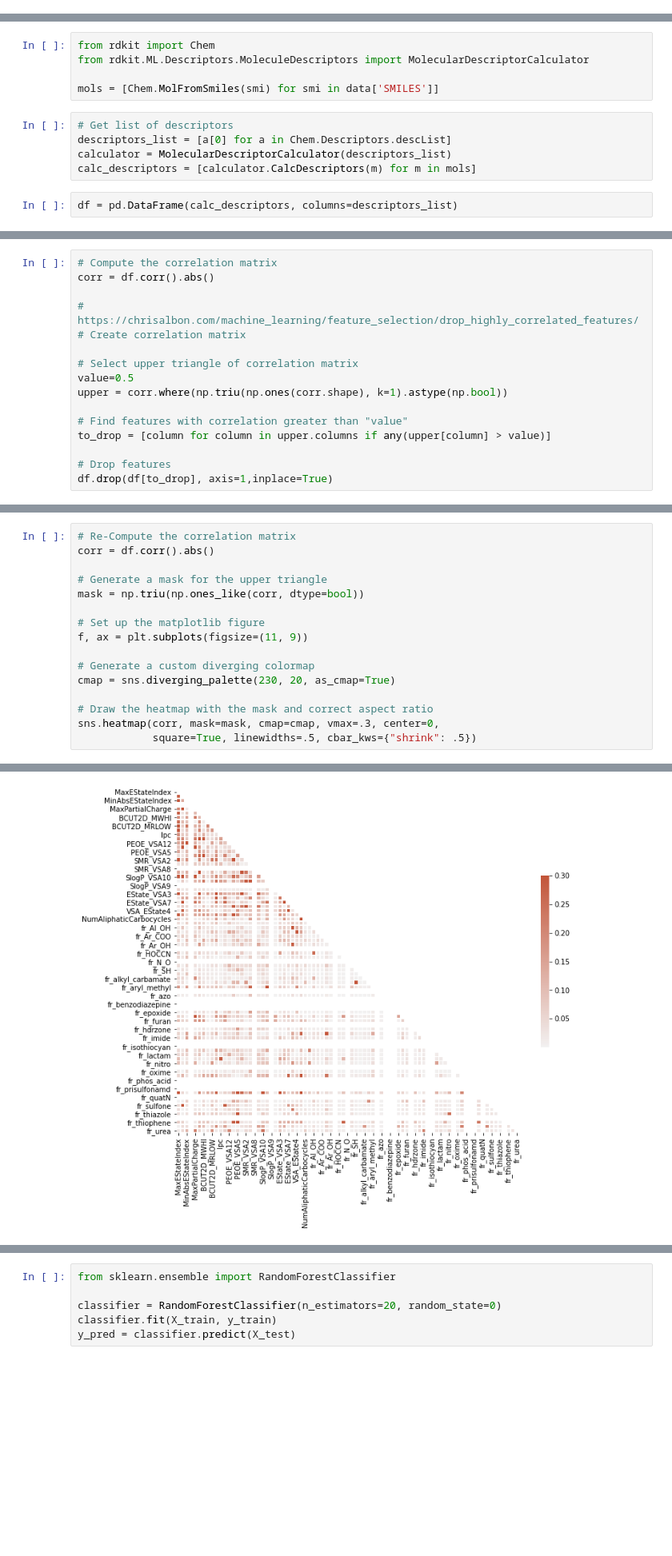
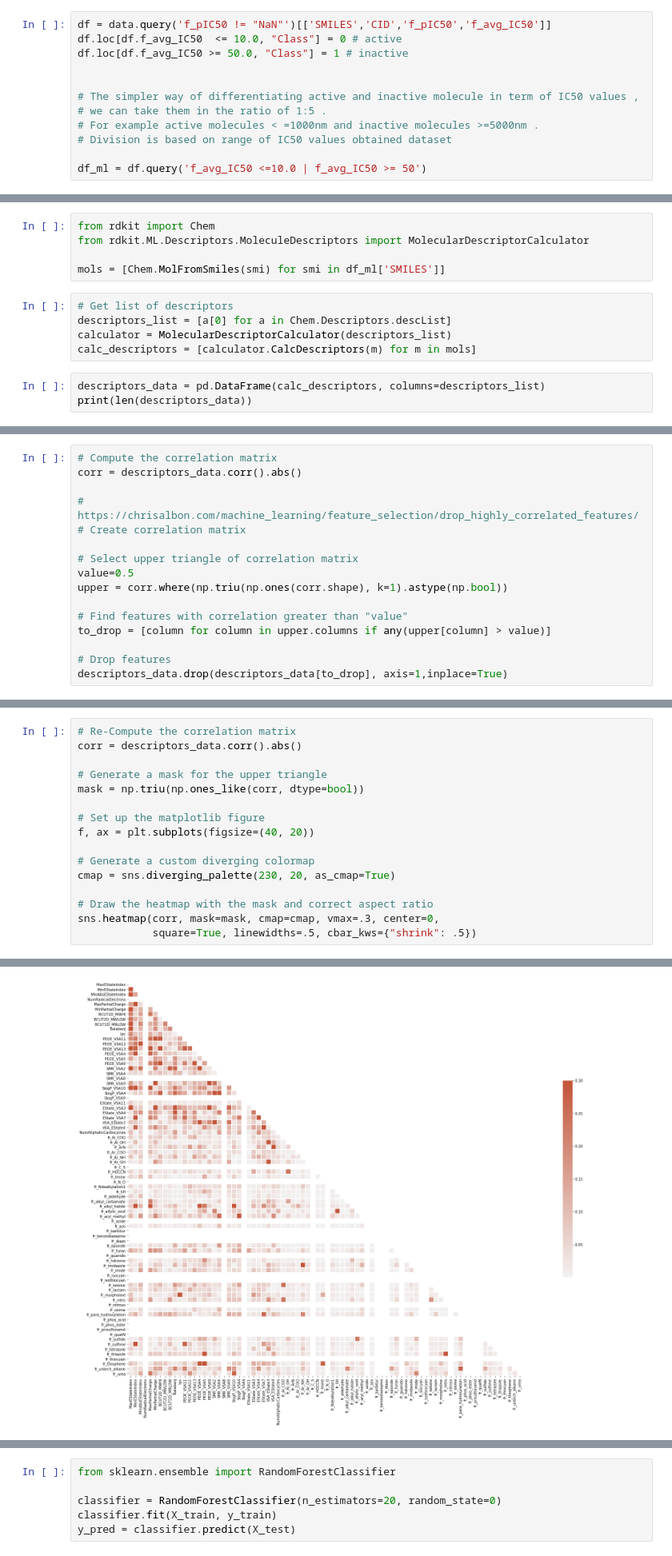
Before and after one commit to diegoenry/MLPlayground, a Jupyter notebook: RF/RF_PosteraAI.ipynb, the cells around one changed output, grey strips where cells are left out. Shown at 80% size. Cells and saved outputs as stored; diff of their text form; blank space fills up the shorter version.

```diff
--- a/RF/RF_PosteraAI.ipynb
+++ b/RF/RF_PosteraAI.ipynb
@@ -17,0 +172,12 @@ inactives['LABEL']=0
+# %%
+df = data.query('f_pIC50 != "NaN"')[['SMILES','CID','f_pIC50','f_avg_IC50']]
+df.loc[df.f_avg_IC50  <= 10.0, "Class"] = 0 # active
+df.loc[df.f_avg_IC50 >= 50.0, "Class"] = 1 # inactive
+
+
+# The simpler way of differentiating active and inactive molecule in term of IC50 values ,
+# we can take them in the ratio of 1:5 .
+# For example active molecules < =1000nm and inactive molecules >=5000nm .
+# Division is based on range of IC50 values obtained dataset
+
+df_ml = df.query('f_avg_IC50 <=10.0 | f_avg_IC50 >= 50')
@@ -22,11 +193,12 @@ data[['SMILES','CID']].to_csv('smiles.smi')
 from rdkit import Chem
 from rdkit.ML.Descriptors.MoleculeDescriptors import MolecularDescriptorCalculator
 
-mols = [Chem.MolFromSmiles(smi) for smi in data['SMILES']]
+mols = [Chem.MolFromSmiles(smi) for smi in df_ml['SMILES']]
 # %%
 # Get list of descriptors
 descriptors_list = [a[0] for a in Chem.Descriptors.descList]
 calculator = MolecularDescriptorCalculator(descriptors_list)
 calc_descriptors = [calculator.CalcDescriptors(m) for m in mols]
 # %%
-df = pd.DataFrame(calc_descriptors, columns=descriptors_list)
+descriptors_data = pd.DataFrame(calc_descriptors, columns=descriptors_list)
+print(len(descriptors_data))
@@ -43,6 +220,6 @@ df.head()
 # %%
 # Compute the correlation matrix
-corr = df.corr().abs()
+corr = descriptors_data.corr().abs()
 
 # https://chrisalbon.com/machine_learning/feature_selection/drop_highly_correlated_features/
 # Create correlation matrix
@@ -55,4 +232,4 @@ upper = corr.where(np.triu(np.ones(corr.shape), k=1).astype(np.bool))
 to_drop = [column for column in upper.columns if any(upper[column] > value)]
 
 # Drop features
-df.drop(df[to_drop], axis=1,inplace=True)
+descriptors_data.drop(descriptors_data[to_drop], axis=1,inplace=True)
@@ -69,19 +236,19 @@ df.head()
 # %%
 # Re-Compute the correlation matrix
-corr = df.corr().abs()
+corr = descriptors_data.corr().abs()
 
 # Generate a mask for the upper triangle
 mask = np.triu(np.ones_like(corr, dtype=bool))
 
 # Set up the matplotlib figure
-f, ax = plt.subplots(figsize=(11, 9))
+f, ax = plt.subplots(figsize=(40, 20))
 
 # Generate a custom diverging colormap
 cmap = sns.diverging_palette(230, 20, as_cmap=True)
 
 # Draw the heatmap with the mask and correct aspect ratio
 sns.heatmap(corr, mask=mask, cmap=cmap, vmax=.3, center=0,
             square=True, linewidths=.5, cbar_kws={"shrink": .5})
 # %% [output]
 <AxesSubplot:>
-[figure, old version]
+[figure, new version]
```
Also changed, not shown: parts of 42 cells of this notebook, 2 other files.
